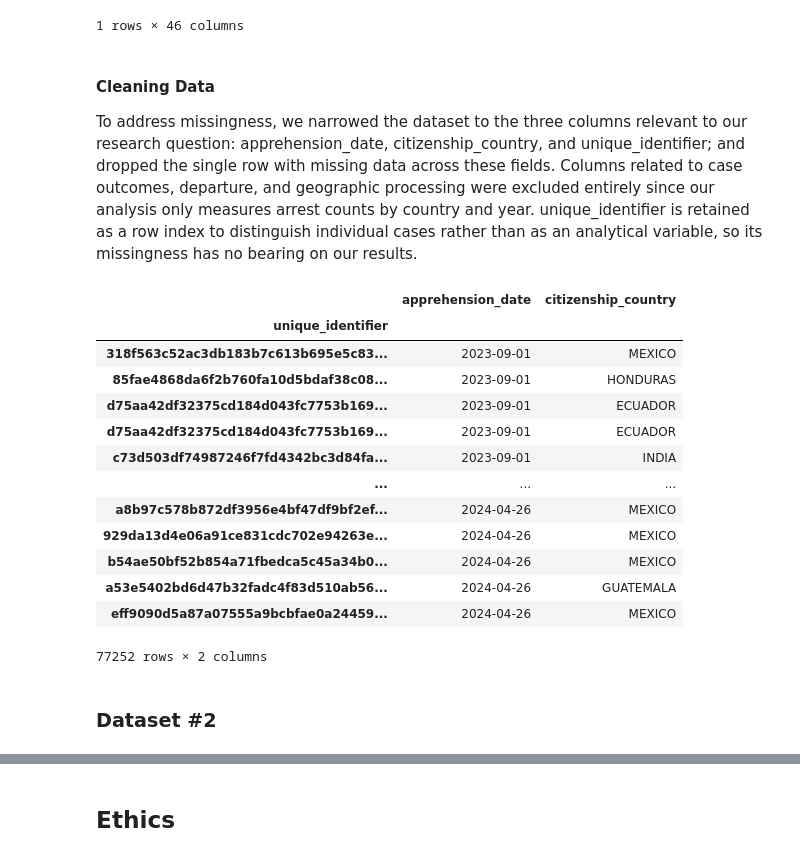
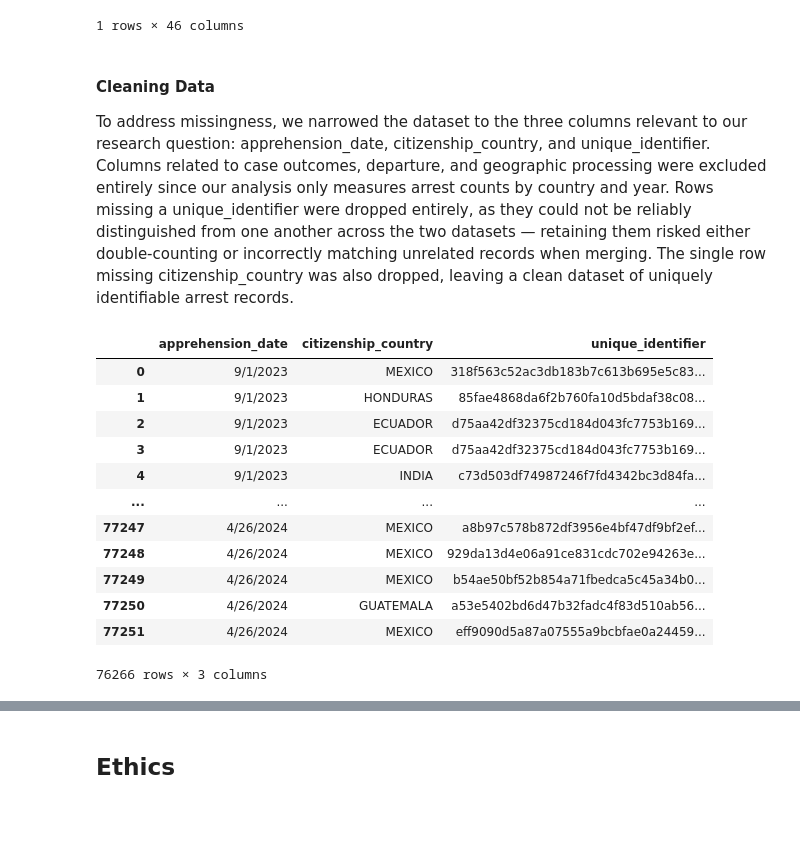
Before and after one commit to COGS108/Group109_WI26, a Jupyter notebook: 01-DataCheckpoint.ipynb, the cells around one changed output, grey strips where cells are left out. Drawn from its saved outputs; the diff is of its cells as text; code cells hidden in the pictures; blank space fills up the shorter version.

Commit message:
dataset #2 cleaning

```diff
--- a/01-DataCheckpoint.ipynb
+++ b/01-DataCheckpoint.ipynb
@@ -226,26 +226,22 @@ ice_arrests_2023_2025[malformed_dates]
 1 rows × 46 columns
 # %% [markdown]
 #### Cleaning Data
-To address missingness, we narrowed the dataset to the three columns relevant to our research question: apprehension_date, citizenship_country, and unique_identifier; and dropped the single row with missing data across these fields. Columns related to case outcomes, departure, and geographic processing were excluded entirely since our analysis only measures arrest counts by country and year. unique_identifier is retained as a row index to distinguish individual cases rather than as an analytical variable, so its missingness has no bearing on our results.
+To address missingness, we narrowed the dataset to the three columns relevant to our research question: apprehension_date, citizenship_country, and unique_identifier. Columns related to case outcomes, departure, and geographic processing were excluded entirely since our analysis only measures arrest counts by country and year. Rows missing a unique_identifier were dropped entirely, as they could not be reliably distinguished from one another across the two datasets — retaining them risked either double-counting or incorrectly matching unrelated records when merging. The single row missing citizenship_country was also dropped, leaving a clean dataset of uniquely identifiable arrest records.
 # %%
 ice_arrests_2023_2025_clean = ice_arrests_2023_2025[['apprehension_date', 'citizenship_country', 'unique_identifier']]
-ice_arrests_2023_2025_clean = ice_arrests_2023_2025_clean.set_index('unique_identifier')
-ice_arrests_2023_2025_clean = ice_arrests_2023_2025_clean.dropna(subset=['citizenship_country'])
+ice_arrests_2023_2025_clean = ice_arrests_2023_2025_clean.dropna(subset=['citizenship_country','unique_identifier'])
 ice_arrests_2023_2025_clean
 # %% [output]
-|  | apprehension_date | citizenship_country |
-| unique_identifier |  |  |
-| 318f563c52ac3db183b7c613b695e5c83... | 2023-09-01 | MEXICO |
-| 85fae4868da6f2b760fa10d5bdaf38c08... | 2023-09-01 | HONDURAS |
-| d75aa42df32375cd184d043fc7753b169... | 2023-09-01 | ECUADOR |
-| d75aa42df32375cd184d043fc7753b169... | 2023-09-01 | ECUADOR |
-| c73d503df74987246f7fd4342bc3d84fa... | 2023-09-01 | INDIA |
-| ... | ... | ... |
-| a8b97c578b872df3956e4bf47df9bf2ef... | 2024-04-26 | MEXICO |
-| 929da13d4e06a91ce831cdc702e94263e... | 2024-04-26 | MEXICO |
-| b54ae50bf52b854a71fbedca5c45a34b0... | 2024-04-26 | MEXICO |
-| a53e5402bd6d47b32fadc4f83d510ab56... | 2024-04-26 | GUATEMALA |
-| eff9090d5a87a07555a9bcbfae0a24459... | 2024-04-26 | MEXICO |
+|  | apprehension_date | citizenship_country | unique_identifier |
+| 0 | 9/1/2023 | MEXICO | 318f563c52ac3db183b7c613b695e5c83... |
+| 1 | 9/1/2023 | HONDURAS | 85fae4868da6f2b760fa10d5bdaf38c08... |
+| 2 | 9/1/2023 | ECUADOR | d75aa42df32375cd184d043fc7753b169... |
+| 3 | 9/1/2023 | ECUADOR | d75aa42df32375cd184d043fc7753b169... |
+| 4 | 9/1/2023 | INDIA | c73d503df74987246f7fd4342bc3d84fa... |
+| ... | ... | ... | ... |
+| 77247 | 4/26/2024 | MEXICO | a8b97c578b872df3956e4bf47df9bf2ef... |
+| 77248 | 4/26/2024 | MEXICO | 929da13d4e06a91ce831cdc702e94263e... |
+| 77249 | 4/26/2024 | MEXICO | b54ae50bf52b854a71fbedca5c45a34b0... |
+| 77250 | 4/26/2024 | GUATEMALA | a53e5402bd6d47b32fadc4f83d510ab56... |
+| 77251 | 4/26/2024 | MEXICO | eff9090d5a87a07555a9bcbfae0a24459... |
-77252 rows × 2 columns
+76266 rows × 3 columns
-# %% [markdown]
-### Dataset #2
```
Also changed, not shown: parts of 14 cells of this notebook.
